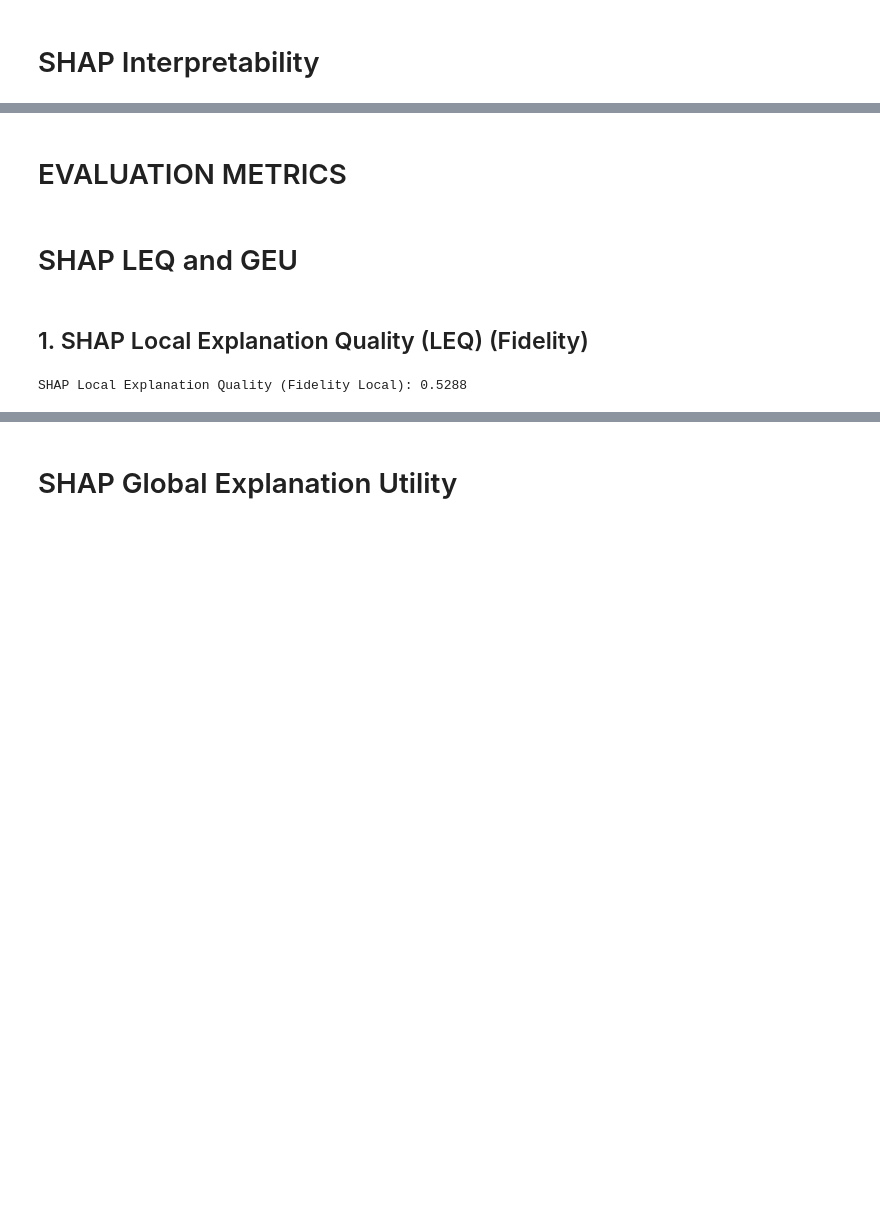
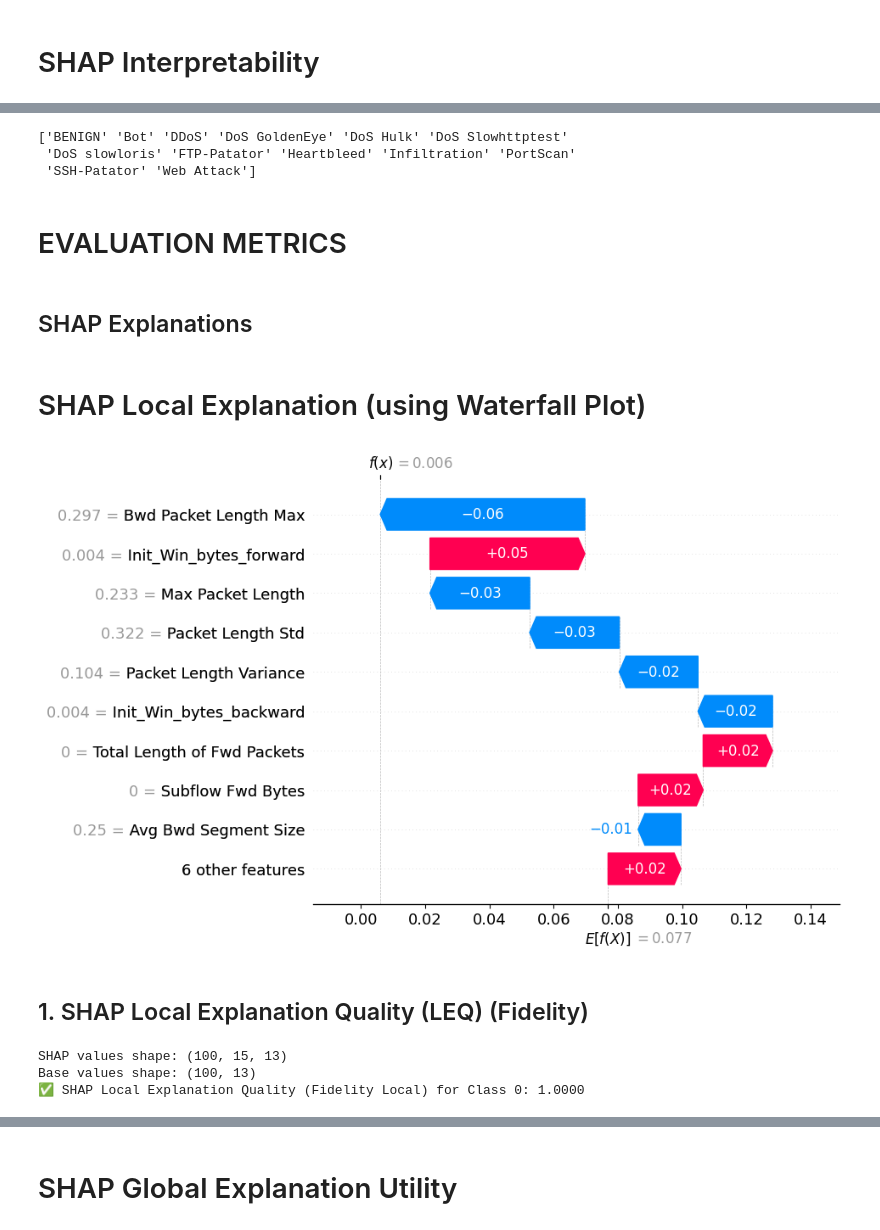
Before and after one commit to mo-abdulai/X-AI-IDS-Architecture, a Jupyter notebook: 3_Post-Modeling-Phase/explainability_Models/explainable_CICIDS-2017/explainable-CICIDS-2017_Random_Forest.ipynb, the cells around one changed output, grey strips where cells are left out. Cells and saved outputs as stored; diff of their text form; code cells hidden in the pictures; blank space fills up the shorter version.

```diff
--- a/3_Post-Modeling-Phase/explainability_Models/explainable_CICIDS-2017/explainable-CICIDS-2017_Random_Forest.ipynb
+++ b/3_Post-Modeling-Phase/explainability_Models/explainable_CICIDS-2017/explainable-CICIDS-2017_Random_Forest.ipynb
@@ -117,7 +117,17 @@ shap.force_plot(
+# %%
+encoder_path = "/content/drive/MyDrive/Colab Notebooks/XAI IDS Architecture/2_Modeling-Phase/train_and_test_datasets/CICIDS-2017/label_encoder.pkl"
+label_encoder = joblib.load(encoder_path)
+
+actual_class_names = label_encoder.classes_
+print(actual_class_names)
+# %% [output]
+['BENIGN' 'Bot' 'DDoS' 'DoS GoldenEye' 'DoS Hulk' 'DoS Slowhttptest'
+ 'DoS slowloris' 'FTP-Patator' 'Heartbleed' 'Infiltration' 'PortScan'
+ 'SSH-Patator' 'Web Attack']
 # %% [markdown]
 # EVALUATION METRICS
 # %% [markdown]
-# SHAP LEQ and GEU
+## SHAP Explanations
 # %%
 import numpy as np
 from scipy.stats import spearmanr
@@ -153,18 +163,45 @@ def calculate_global_explanation_utility(feature_importance_values, domain_impor
         raise ValueError("The number of domain importance scores must match the number of SHAP features.")
     correlation, _ = spearmanr(feature_importance_values, domain_importance_values)
     return correlation
+# %% [markdown]
+# SHAP Local Explanation (using Waterfall Plot)
+# %%
+class_idx = 0
+instance_index = np.argmax(np.abs(model.predict_proba(X_test_sample)[:, 1] - 0.5))
+
+shap_explanation = shap.Explanation(
+    values=shap_values.values[instance_index, :, class_idx],
+    base_values=shap_values.base_values[instance_index, class_idx],
+    data=X_test_sample.iloc[instance_index],
+    feature_names=X_test_sample.columns
+)
+
+#Plot the waterfall chart
+shap.plots.waterfall(shap_explanation)
+# %% [output]
+[figure, added]
 # %% [markdown]
 ## 1. SHAP Local Explanation Quality (LEQ) (Fidelity)
 # %%
-# Use SHAP values for a specific class (class 1 in this case)
-shap_predicted_values = shap_values.values[:, :, 1]  # SHAP values for class 1
+print("SHAP values shape:", shap_values.values.shape)
+print("Base values shape:", shap_values.base_values.shape)
 
-# Model predictions for the same class
-actual_model_outputs = model.predict_proba(X_test)[:, 1]  # Probabilities for class 1
+shap_class_values = shap_values.values[:, :, class_idx]
 
-# Calculate Fidelity Local
-local_quality = calculate_local_explanation_quality(shap_predicted_values[:, 0], actual_model_outputs)
+# Get base values for the class
+base_class_values = shap_values.base_values[:, class_idx]  # Shape: (samples,)
 
-print(f"SHAP Local Explanation Quality (Fidelity Local): {local_quality:.4f}")
+# Reconstruct predicted probabilities using SHAP additivity
+shap_reconstructed = shap_class_values.sum(axis=1) + base_class_values  # Shape: (samples,)
+
+# Get actual model probabilities
+actual_model_outputs = model.predict_proba(X_test_sample)[:, class_idx]  # Shape: (samples,)
+
+# Compute fidelity
+local_quality = calculate_local_explanation_quality(shap_reconstructed, actual_model_outputs)
+
+print(f"✅ SHAP Local Explanation Quality (Fidelity Local) for Class {class_idx}: {local_quality:.4f}")
 # %% [output]
-SHAP Local Explanation Quality (Fidelity Local): 0.5288
+SHAP values shape: (100, 15, 13)
+Base values shape: (100, 13)
+✅ SHAP Local Explanation Quality (Fidelity Local) for Class 0: 1.0000
```
Also changed, not shown: parts of 26 cells of this notebook, 28 other files.
